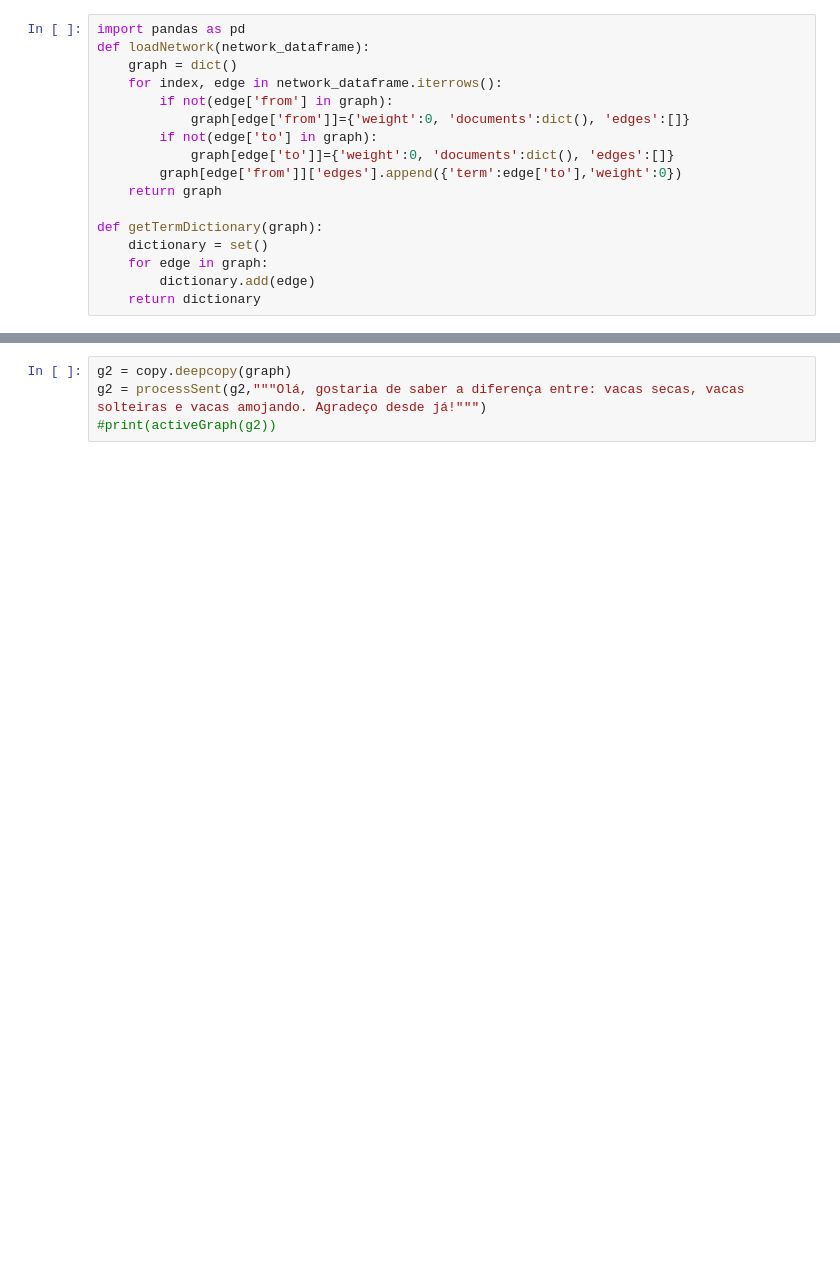
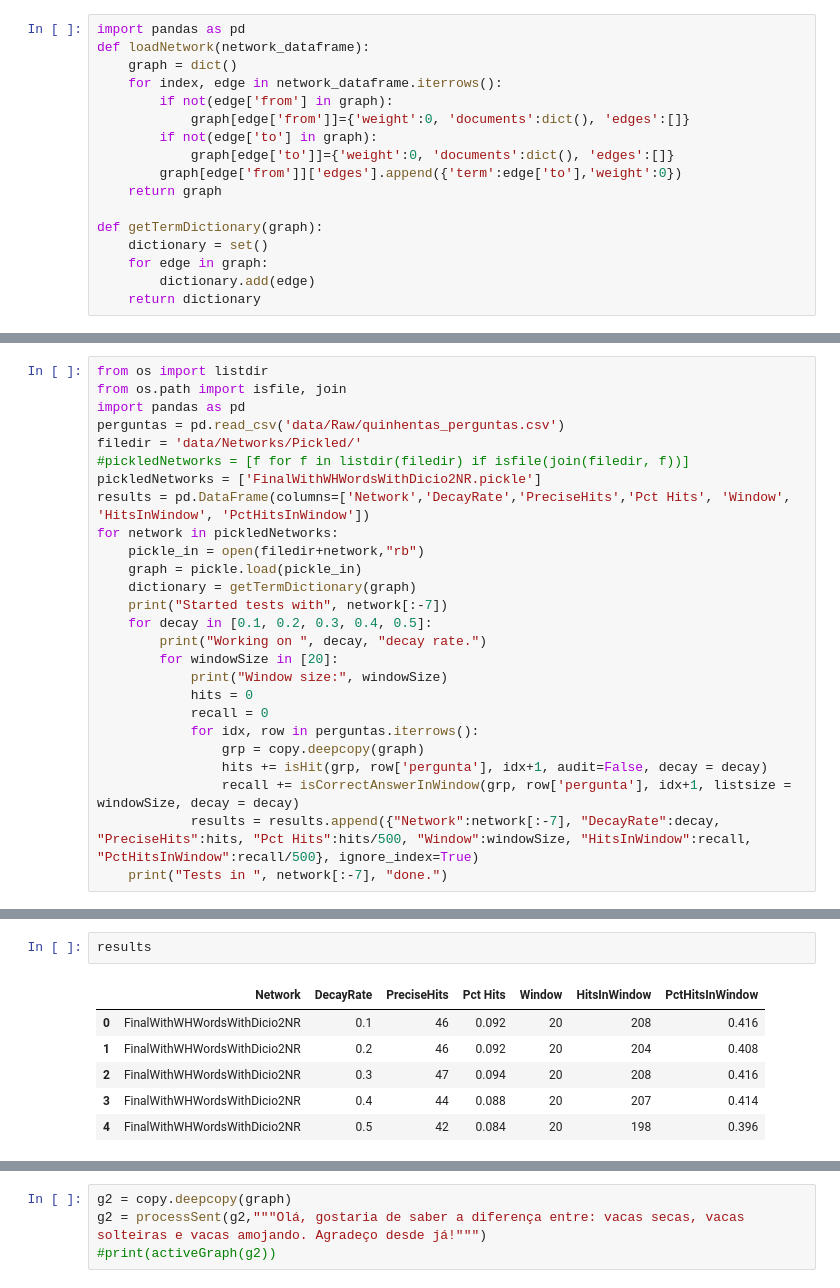
Before and after one commit to Sirsirious/textO, a Jupyter notebook: Graphing.ipynb, the cells around one changed output, grey strips where cells are left out. Saved outputs shown, nothing was run; the diff lists cells and outputs as text; blank space fills up the shorter version.

Commit message:
Final results and algorithms

```diff
--- a/Graphing.ipynb
+++ b/Graphing.ipynb
@@ -89,0 +226,26 @@ def activeGraph(graph):
+# %%
+from os import listdir
+from os.path import isfile, join
+import pandas as pd
+perguntas = pd.read_csv('data/Raw/quinhentas_perguntas.csv')
+filedir = 'data/Networks/Pickled/'
+#pickledNetworks = [f for f in listdir(filedir) if isfile(join(filedir, f))]
+pickledNetworks = ['FinalWithWHWordsWithDicio2NR.pickle']
+results = pd.DataFrame(columns=['Network','DecayRate','PreciseHits','Pct Hits', 'Window', 'HitsInWindow', 'PctHitsInWindow'])
+for network in pickledNetworks:
+    pickle_in = open(filedir+network,"rb")
+    graph = pickle.load(pickle_in)
+    dictionary = getTermDictionary(graph)
+    print("Started tests with", network[:-7])
+    for decay in [0.1, 0.2, 0.3, 0.4, 0.5]:
+        print("Working on ", decay, "decay rate.")
+        for windowSize in [20]:
+            print("Window size:", windowSize)
+            hits = 0
+            recall = 0
+            for idx, row in perguntas.iterrows():
+                grp = copy.deepcopy(graph)
+                hits += isHit(grp, row['pergunta'], idx+1, audit=False, decay = decay)
+                recall += isCorrectAnswerInWindow(grp, row['pergunta'], idx+1, listsize = windowSize, decay = decay)
+            results = results.append({"Network":network[:-7], "DecayRate":decay, "PreciseHits":hits, "Pct Hits":hits/500, "Window":windowSize, "HitsInWindow":recall, "PctHitsInWindow":recall/500}, ignore_index=True)
+    print("Tests in ", network[:-7], "done.")
@@ -89,0 +265,9 @@ def activeGraph(graph):
+# %%
+results
+# %% [output]
+|  | Network | DecayRate | PreciseHits | Pct Hits | Window | HitsInWindow | PctHitsInWindow |
+| 0 | FinalWithWHWordsWithDicio2NR | 0.1 | 46 | 0.092 | 20 | 208 | 0.416 |
+| 1 | FinalWithWHWordsWithDicio2NR | 0.2 | 46 | 0.092 | 20 | 204 | 0.408 |
+| 2 | FinalWithWHWordsWithDicio2NR | 0.3 | 47 | 0.094 | 20 | 208 | 0.416 |
+| 3 | FinalWithWHWordsWithDicio2NR | 0.4 | 44 | 0.088 | 20 | 207 | 0.414 |
+| 4 | FinalWithWHWordsWithDicio2NR | 0.5 | 42 | 0.084 | 20 | 198 | 0.396 |
```
Also changed, not shown: parts of 19 cells of this notebook, 14 other files.
